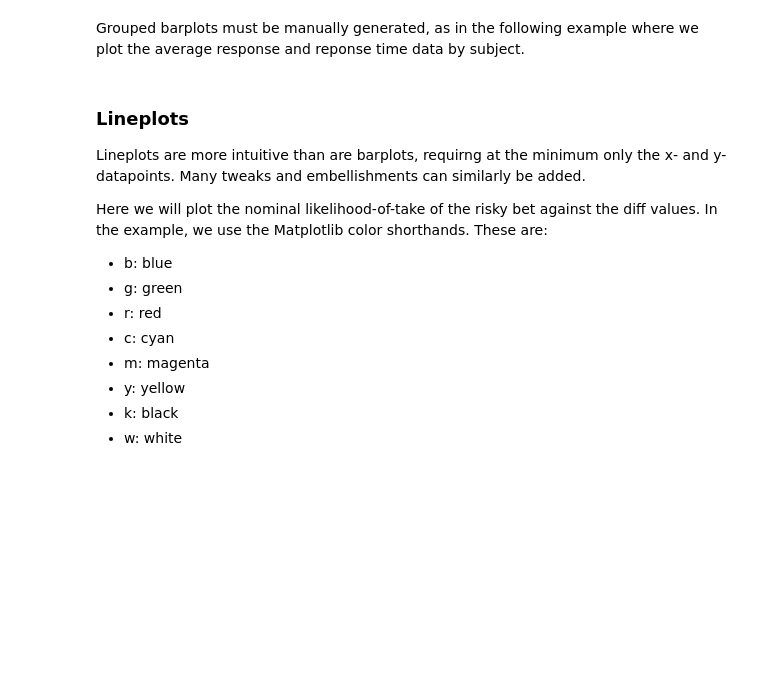
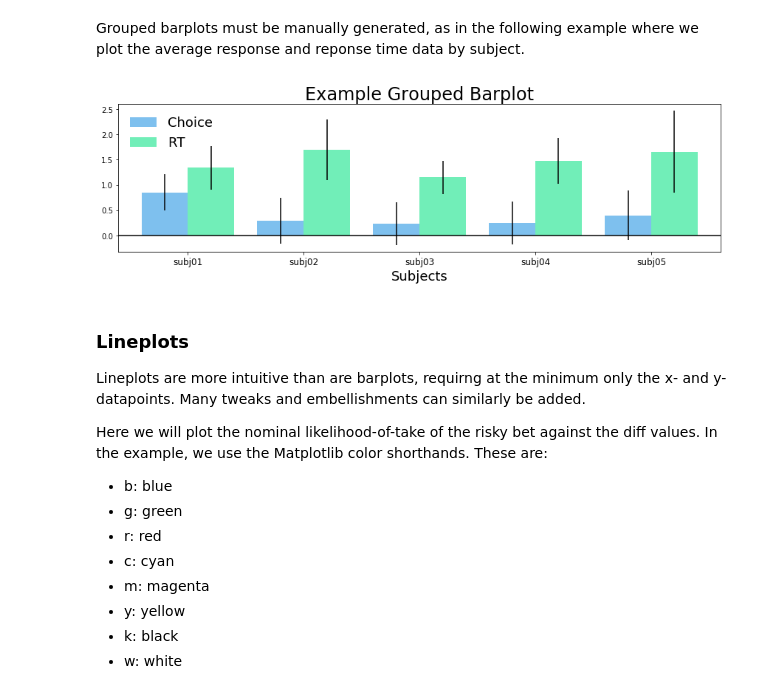
Before and after one commit to szorowi1/qmss2017, a Jupyter notebook: module2/module2_notes.ipynb, the cells around one changed output. Cells and saved outputs as stored; diff of their text form; code cells hidden in the pictures; blank space fills up the shorter version.

```diff
--- a/module2/module2_notes.ipynb
+++ b/module2/module2_notes.ipynb
@@ -624,37 +1198,40 @@ std_resp = gb.respcat.std()
 avg_rt = gb.rt.mean()
 std_rt = gb.rt.std()
 
 ## Specify the starting positions of the bars.
 n_subj = 5
 resp_pos = [0.0, 2.5, 5.0, 7.5, 10.0]
 rt_pos = [1.0, 3.5, 6.0, 8.5, 11.0]
 
 ## Make barplots. Here we use the yerr flag to make error bars.
 ## we also define the condition using label.
 width = 1.0
 ax.bar(resp_pos, avg_resp[:n_subj], width, label = 'Choice',
        yerr=std_resp[:n_subj], color='#7ec0ee');
 ax.bar(rt_pos, avg_rt[:n_subj], width, label='RT',
        yerr=std_rt[:n_subj], color='#71eeb8');
 
+
 ## Fix x-axis.
-ax.set_xlim(-0.1, 12.1);
-ax.set_xticks(rt_pos);
+ax.set_xlim(-width, max(rt_pos)+width);
+ax.set_xticks(np.array(rt_pos) - width / 2.);
 ax.set_xticklabels(data.subj.unique(), fontsize=12);
 ax.set_xlabel('Subjects', fontsize=18);
 
 ## Set title.
 ax.set_title('Example Grouped Barplot', fontsize=24);
 
 ## Set horizontal line. Starts at zero and travels
 ## length of plot.
-ax.hlines(0, -0.1, 12.1, color='black')
+ax.hlines(0, -width, max(rt_pos)+width, color='black')
 
 ## Add legend.
-ax.legend(loc='best', frameon=False)
+ax.legend(loc=2, frameon=False, fontsize=18)
 
 ## Autoscale image.
 plt.tight_layout();    # Reduce whitespace outside of plot.
+# %% [output]
+[figure, added]
 # %% [markdown]
 ### Lineplots
 Lineplots are more intuitive than are barplots, requirng at the minimum only the x- and y-datapoints. Many tweaks and embellishments can similarly be added.
```
Also changed, not shown: parts of 119 cells of this notebook.
